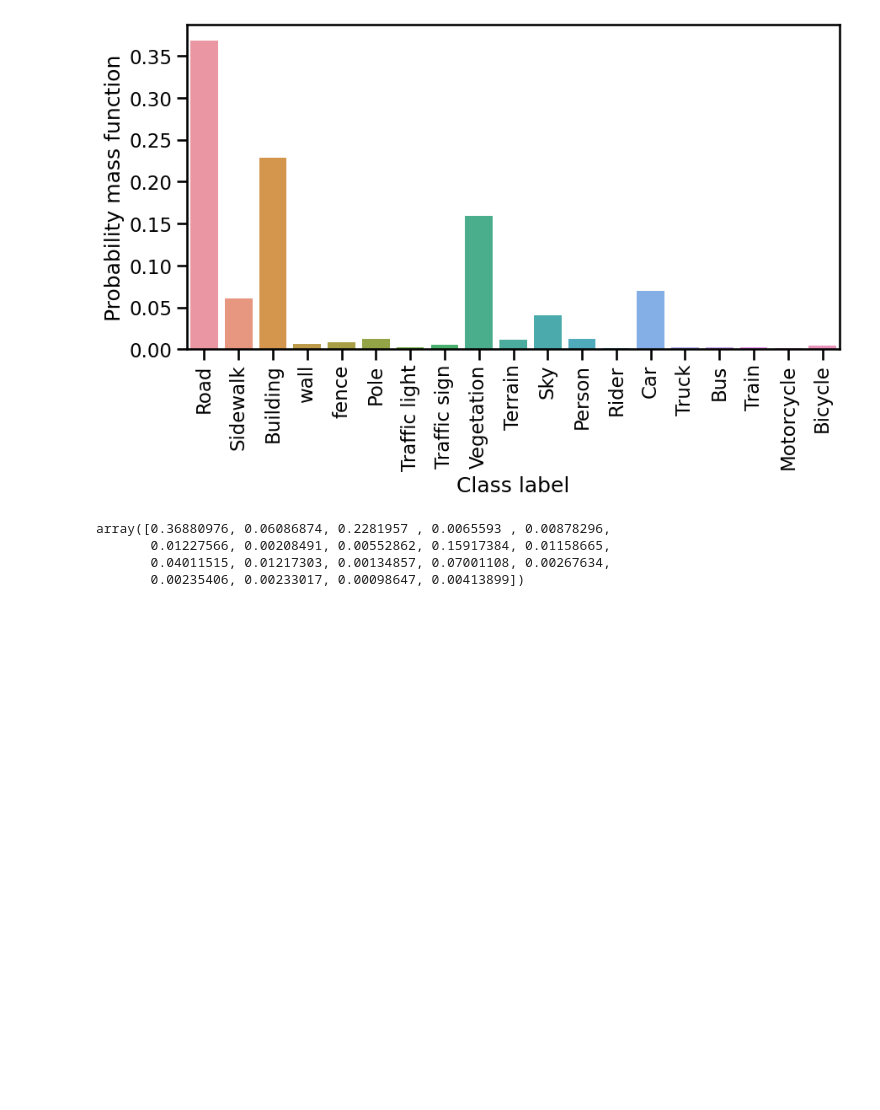
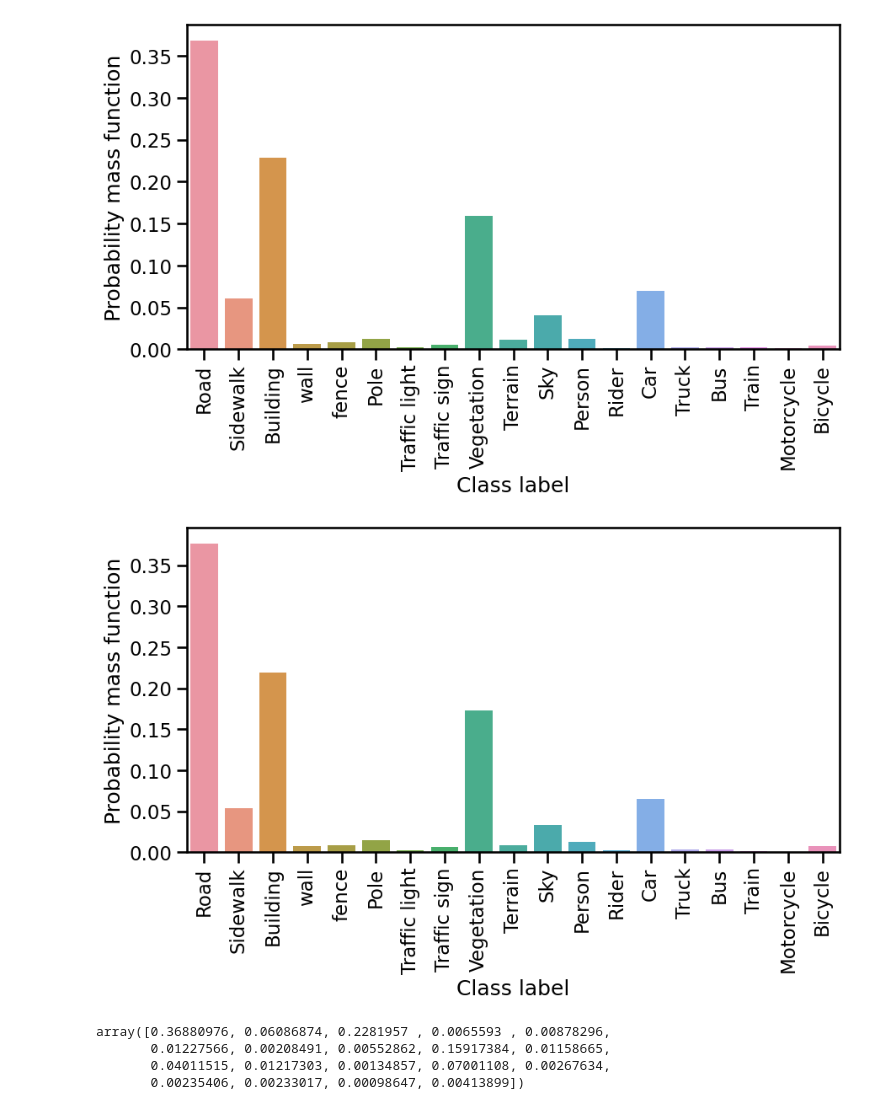
Before and after one commit to Siddharth-Shrivastava7/Diffusion_conditional_prior_segmentation, a Jupyter notebook: DDP/segmentation/mmseg/models/discrete_diffusion/testing_transition_rate.ipynb, the cells around one changed output. Cells and saved outputs as stored; diff of their text form; code cells hidden in the pictures; blank space fills up the shorter version.

Commit message:
init distri for city val and confuse for city train...made

```diff
--- a/DDP/segmentation/mmseg/models/discrete_diffusion/testing_transition_rate.ipynb
+++ b/DDP/segmentation/mmseg/models/discrete_diffusion/testing_transition_rate.ipynb
@@ -857,6 +857,30 @@ plt.xticks(rotation="vertical")
 plt.savefig('confusion_similarity_results/cityscapes_labels_distribution_without_background.png', bbox_inches = 'tight')
 # %% [output]
 [figure]
+# %%
+## for val data
+cityscapes_gt_labels_init_distribution = np.load('confusion_similarity_results/cityscapes_gt_labels_init_distribution_without_background_valdata.npy',allow_pickle='TRUE').item()
+
+class_2_ind = {v: k for k, v in ind_2_class_dict.items()}
+
+sns.set_context('talk')
+plt.figure(figsize=(10,5))
+
+keys = list(cityscapes_gt_labels_init_distribution.keys())
+keys_for_plot = list(class_2_ind.keys())
+# get values in the same order as keys, and parse percentage values
+vals = [float(cityscapes_gt_labels_init_distribution[k]) for k in keys]
+# sns.barplot(x=keys, y=vals)
+sns.barplot(x=keys_for_plot, y=vals)
+
+plt.xlabel("Class label")
+plt.ylabel("Probability mass function")
+plt.xticks(rotation="vertical")
+
+# plt.show()
+plt.savefig('confusion_similarity_results/cityscapes_labels_distribution_without_background_valdata.png', bbox_inches = 'tight')
+# %% [output]
+[figure, added]
 # %%
 ## now need to check how the D3PM is going on with the code
 
```
Also changed, not shown: 3 other files.
